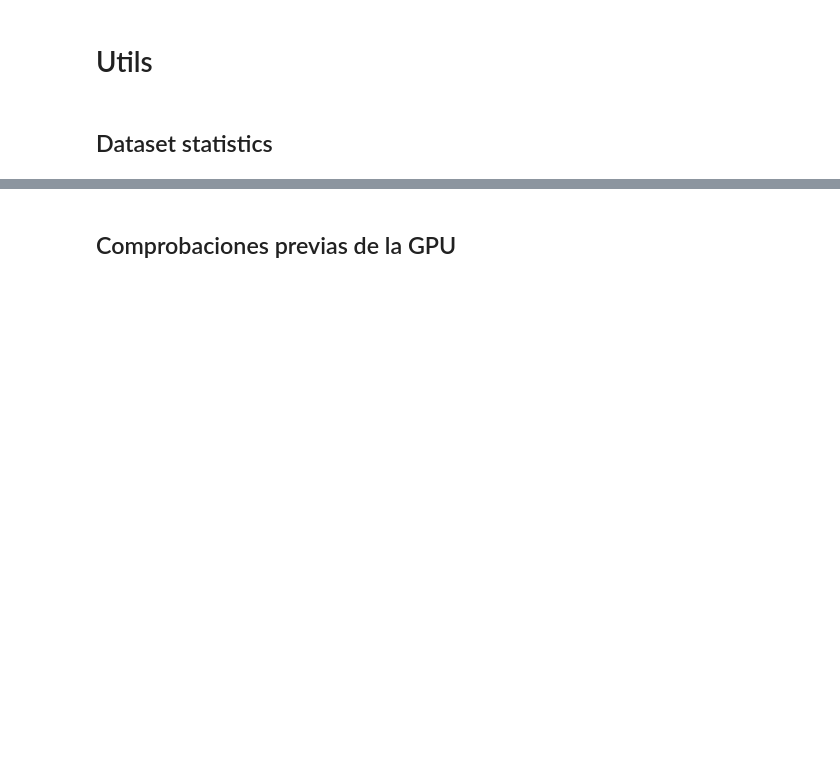
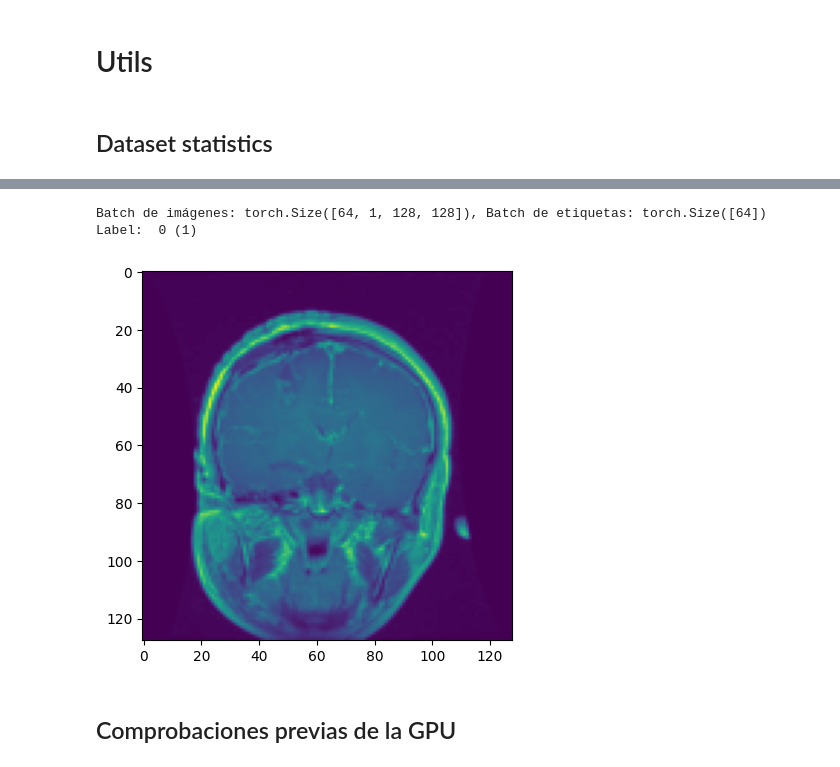
Before and after one commit to ElenaMoralesGil/MRI_image_classificator, a Jupyter notebook: notes/second_try.ipynb, the cells around one changed output, grey strips where cells are left out. Drawn from its saved outputs; the diff is of its cells as text; code cells hidden in the pictures; blank space fills up the shorter version.

```diff
--- a/notes/second_try.ipynb
+++ b/notes/second_try.ipynb
@@ -43,11 +46,11 @@ num_epoch = 200
 dataset = pd.DataFrame(columns = ["path", "label"])
 
 
-for dir in os.listdir(dir_path):
-    for label in os.listdir(os.path.join(dir_path, dir)):
-        for img in os.listdir(os.path.join(dir_path, dir, label)):
-            dataset.loc[len(dataset)] = {"path": os.path.join(dir_path, dir, label, img),
-                                   "label": labels.index(label) }
+for dir in os.listdir(DIR_PATH):
+    for label in os.listdir(os.path.join(DIR_PATH, dir)):
+        for img in os.listdir(os.path.join(DIR_PATH, dir, label)):
+            dataset.loc[len(dataset)] = {"path": os.path.join(DIR_PATH, dir, label, img),
+                                   "label": LABELS.index(label) }
 
 
 print("num elementos:", dataset.count(axis=1).size)
@@ -89,7 +93,7 @@ Name: cat, dtype: int64
 # %%
 # separamos en los cjtos de entrenamiento
-train_dataset, tmp = train_test_split(dataset, train_size=train_percent, stratify=dataset["label"], shuffle=True, random_state=random_state)
-val_dataset, test_dataset = train_test_split(tmp, test_size=test_percent/(test_percent+val_percent), stratify=tmp["label"], shuffle=True, random_state=random_state)
+train_dataset, tmp = train_test_split(dataset, train_size=TRAIN_PERCENT, stratify=dataset["label"], shuffle=True, random_state=RANDOM_STATE)
+val_dataset, test_dataset = train_test_split(tmp, test_size=TEST_PERCENT/(TEST_PERCENT+VAL_PERCENT), stratify=tmp["label"], shuffle=True, random_state=RANDOM_STATE)
 
 print("> train", train_dataset.count(axis=1).size, train_dataset.count(axis=1).size/dataset.count(axis=1).size)
 print(train_dataset.label.value_counts())
@@ -142,7 +143,7 @@ class CustomDataset(Dataset):
         row = self.dataframe.iloc[idx]
         img, label = row.path, row.label
 
-        img = Image.open(img)
+        img = read_image(img, mode=ImageReadMode.GRAY)
         if self.transform: img = self.transform(img)
 
         return img, label
@@ -353,18 +363,22 @@ std = std_sum / n_samples
 # %%
 train_transform = transforms.Compose([
-    transforms.Resize((image_size, image_size)),
+    transforms.ToPILImage(),
+    transforms.Grayscale(num_output_channels=1),
+    transforms.Resize((IMAGE_SIZE, IMAGE_SIZE), antialias=True),
     transforms.RandomRotation(180),
     transforms.RandomHorizontalFlip(),
     transforms.RandomVerticalFlip(),
     transforms.ColorJitter(brightness=0.1, contrast=0.1),
     transforms.ToTensor(),
-    transforms.Normalize(mean=mean, std=std)
+    transforms.Normalize(mean,std)
 ])
 
 test_valid_transforms = transforms.Compose([
-    transforms.Resize((image_size, image_size)),
+    transforms.ToPILImage(),
+    transforms.Grayscale(num_output_channels=1),
+    transforms.Resize((IMAGE_SIZE, IMAGE_SIZE),antialias=True),
     transforms.ToTensor(),
-    transforms.Normalize(mean=mean, std=std)
+    transforms.Normalize(mean,std)
 ])
 
 
@@ -376,6 +390,10 @@ test_dataset = CustomDataset(test_dataset, transform=test_valid_transforms)
 for i in range(5):
     image, label = train_dataset[i]
     print(f"Muestra {i}: Imagen - {type(image)}, Dimensiones - {image.size()}, Etiqueta - {label}")
+    image, label = val_dataset[i]
+    print(f"Muestra {i}: Imagen - {type(image)}, Dimensiones - {image.size()}, Etiqueta - {label}")
+    image, label = test_dataset[i]
+    print(f"Muestra {i}: Imagen - {type(image)}, Dimensiones - {image.size()}, Etiqueta - {label}")
 
 # Imprimir los valores de la media y la desviación estándar
 print(f"Media: {mean}, Desviación Estándar: {std}")
@@ -382,16 +417,20 @@ print(f"Media: {mean}, Desviación Estándar: {std}")
 # %%
-train_loader = DataLoader(train_dataset, batch_size=batch_size, shuffle=True, pin_memory=True)
-val_loader = DataLoader(val_dataset, batch_size=batch_size, shuffle=False, pin_memory=True)
-test_loader = DataLoader(test_dataset, batch_size=batch_size, shuffle=False, pin_memory=True)
+train_loader = DataLoader(train_dataset, batch_size=BATCH_SIZE, shuffle=True, pin_memory=True)
+val_loader = DataLoader(val_dataset, batch_size=BATCH_SIZE, shuffle=False, pin_memory=True)
+test_loader = DataLoader(test_dataset, batch_size=BATCH_SIZE, shuffle=False, pin_memory=True)
 
 # Verificar DataLoader
 for images, labels in train_loader:
     print(f"Batch de imágenes: {images.shape}, Batch de etiquetas: {labels.shape}")
     break
 
 # Carga una imagen de prueba
 img, label = test_dataset[45]
 show_img(img, label)
+# %% [output]
+Batch de imágenes: torch.Size([64, 1, 128, 128]), Batch de etiquetas: torch.Size([64])
+Label:  0 (1)
+[figure, added]
 # %% [markdown]
 ## Comprobaciones previas de la GPU
 # %%
```
Also changed, not shown: parts of 18 cells of this notebook, 1 other file.
